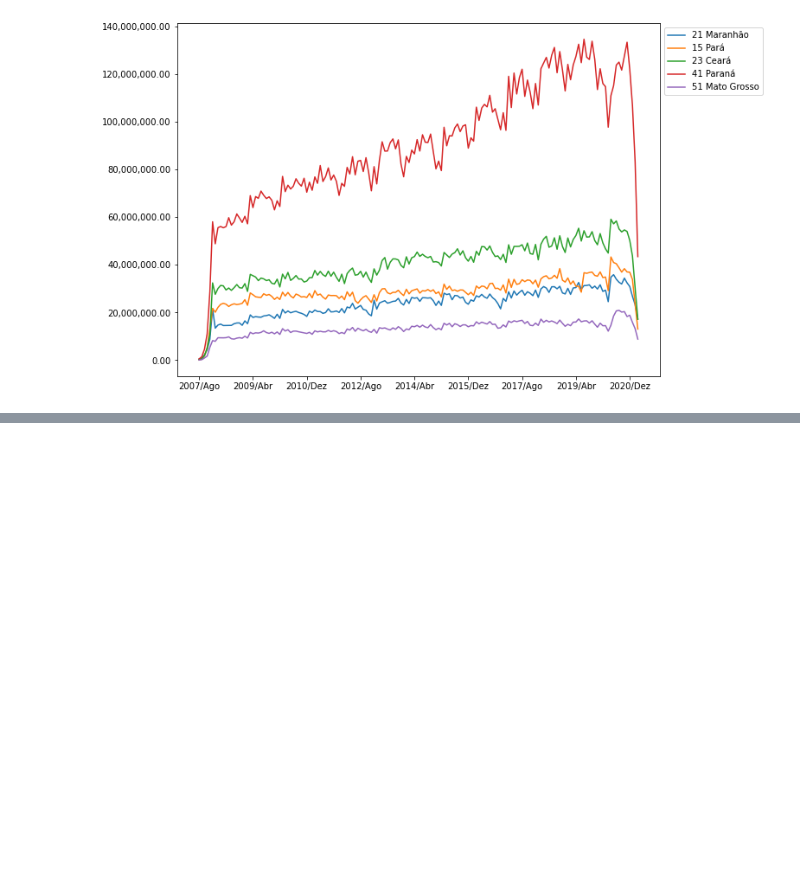
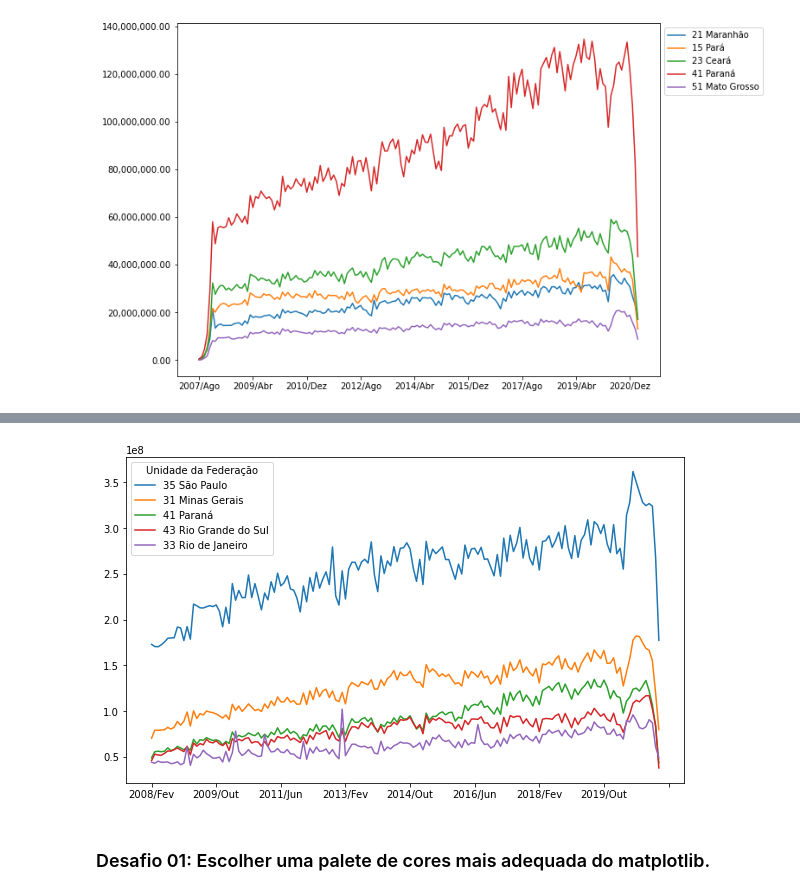
Before and after one commit to diogoslz/Bootcamp-Datascience_old, a Jupyter notebook: Bootcamp Datascience.ipynb, the cells around one changed output, grey strips where cells are left out. Drawn from its saved outputs; the diff is of its cells as text; code cells hidden in the pictures; blank space fills up the shorter version.

```diff
--- a/Bootcamp Datascience.ipynb
+++ b/Bootcamp Datascience.ipynb
@@ -216,0 +349,10 @@ plt.show()
+# %%
+colunas_interessadas = ordenado_por_total.columns[6:]
+
+ordenado_por_total = ordenado_por_total[colunas_interessadas]
+# %%
+ax = ordenado_por_total.head().T.plot(figsize=(10,6))
+# %% [output]
+[figure, added]
+# %% [markdown]
+### Desafio 01: Escolher uma palete de cores mais adequada do matplotlib.
```
Also changed, not shown: parts of 37 cells of this notebook.
